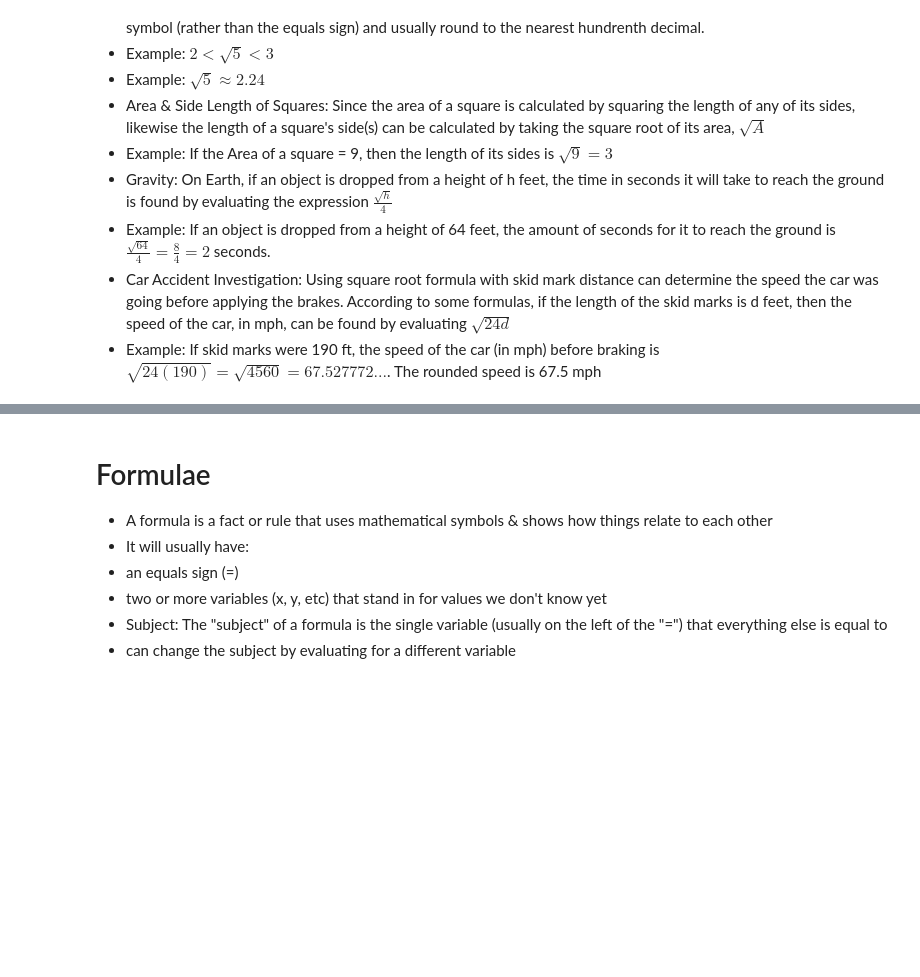
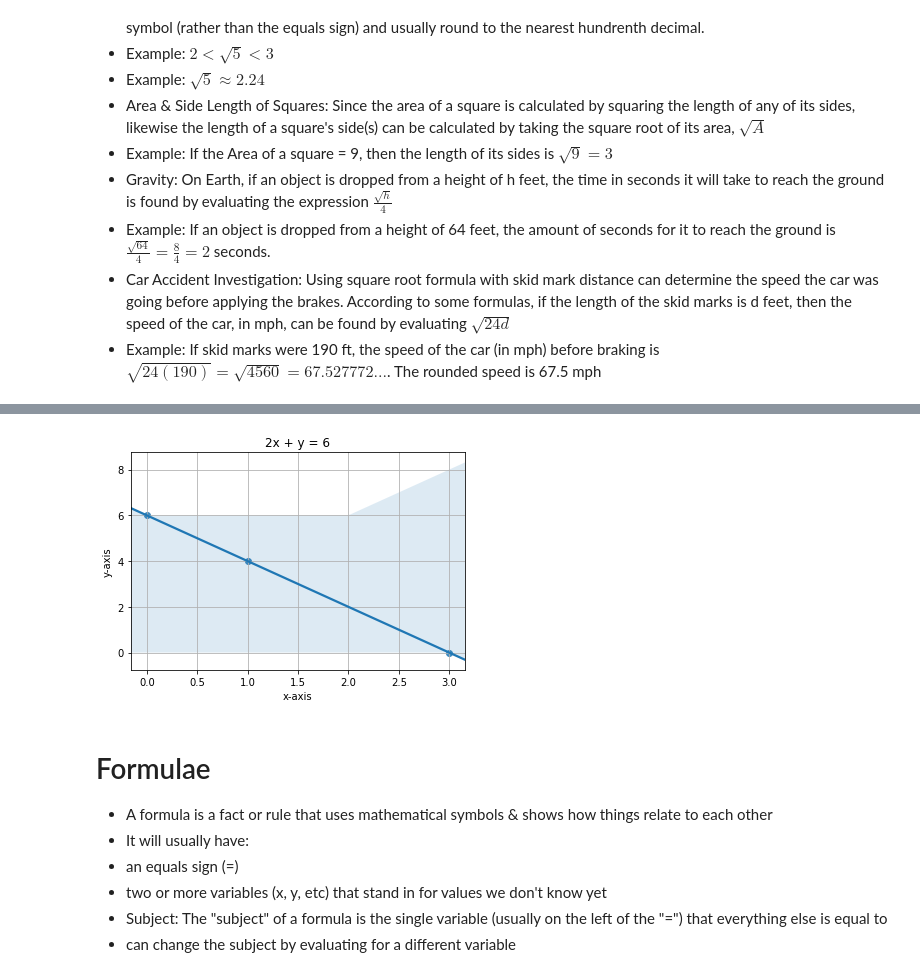
Before and after one commit to bo-boka/math-notebook, a Jupyter notebook: algebra/Algebra-1.ipynb, the cells around one changed output, grey strips where cells are left out. Saved outputs shown, nothing was run; the diff lists cells and outputs as text; code cells hidden in the pictures; blank space fills up the shorter version.

```diff
--- a/algebra/Algebra-1.ipynb
+++ b/algebra/Algebra-1.ipynb
@@ -1011,3 +1287,18 @@ x &= 5 \quad\text{(simplify)}
+# %%
+# add data
+x = np.array([0, 1, 3])
+y = np.array([6, 4, 0])
+
+# draw grid & labels
+plt.grid()
+plt.title('2x + y = 6')
+plt.xlabel('x-axis')
+plt.ylabel('y-axis')
+
+# sb.regplot plots points & draws regression line, truncate=False extends line
+sb.regplot(x=x, y=y, truncate=False);
+# %% [output]
+[figure, added]
 # %% [markdown]
 # Formulae
 * A formula is a fact or rule that uses mathematical symbols & shows how things relate to each other
```
Also changed, not shown: parts of 11 cells of this notebook, 24 other files.
